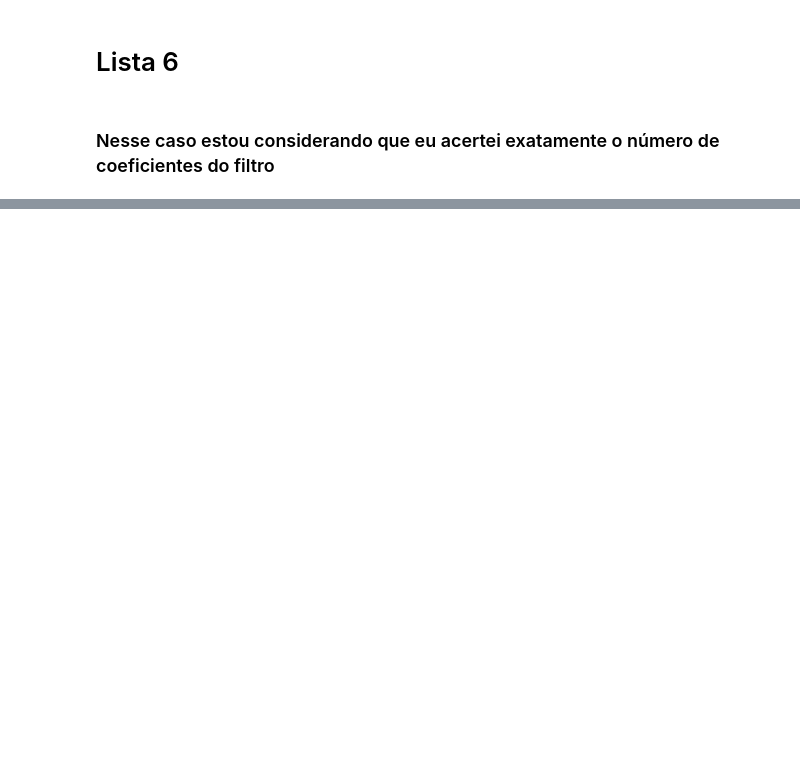
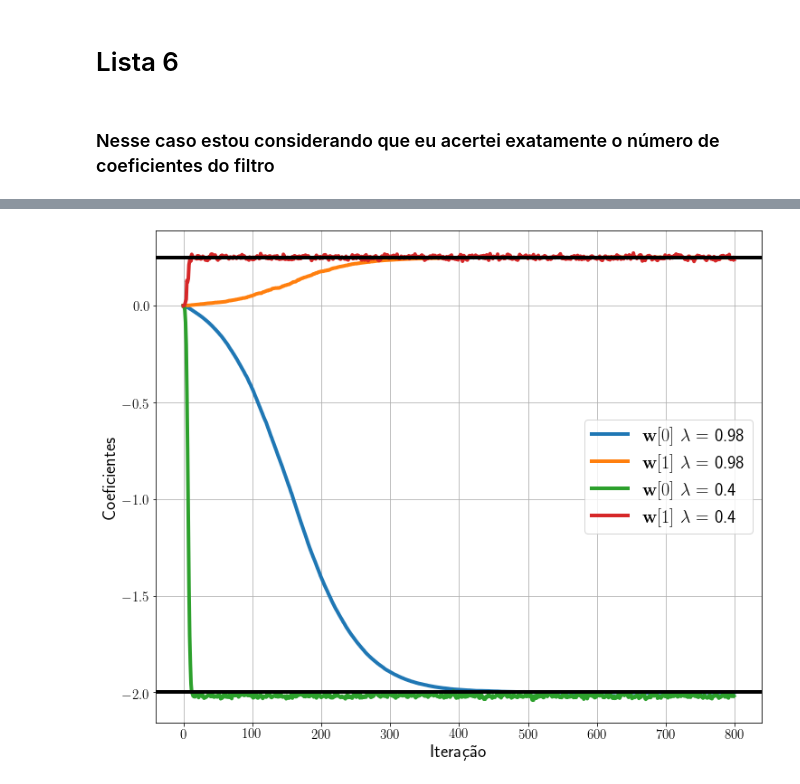
Before and after one commit to mesquita/elementos, a Jupyter notebook: lista_6/code/Lista_6.ipynb, the cells around one changed output, grey strips where cells are left out. Drawn from its saved outputs; the diff is of its cells as text; code cells hidden in the pictures; blank space fills up the shorter version.

```diff
--- a/lista_6/code/Lista_6.ipynb
+++ b/lista_6/code/Lista_6.ipynb
@@ -70,0 +181,38 @@ for passo in passos:
+# %%
+media_lambda_99 = np.mean(coef_num_mc, axis=2)
+# %%
+plt.rcParams['font.size'] = 20
+plt.rcParams['axes.labelsize'] = 20
+plt.rcParams['axes.labelweight'] = 'bold'
+plt.rcParams['xtick.labelsize'] = 15
+plt.rcParams['ytick.labelsize'] = 15
+plt.rcParams['legend.fontsize'] = 20
+plt.rcParams['figure.titlesize'] = 12
+plt.rcParams['lines.linewidth'] = 4
+
+
+plt.rcParams['figure.figsize'] = 12, 10
+plt.rcParams['text.usetex'] = True
+
+
+fig, ax1 = plt.subplots()
+
+ax1.plot(range(n_iteracoes), media_lambda_99[0,:], label=r'$\mathbf{w}[0]$ $\lambda$ = 0.98')
+ax1.plot(range(n_iteracoes), media_lambda_99[1,:], label='$\mathbf{w}[1]$ $\lambda$ = 0.98')
+
+ax1.plot(range(n_iteracoes), media_lambda_30[0,:], label='$\mathbf{w}[0]$ $\lambda$ = 0.4')
+ax1.plot(range(n_iteracoes), media_lambda_30[1,:], label='$\mathbf{w}[1]$ $\lambda$ = 0.4')
+
+ax1.axhline(y=h[0], xmin=0, xmax=1, color='k')
+ax1.axhline(y=h[1], xmin=0, xmax=1, color='k')
+plt.legend()
+
+ax1.set_ylabel(r'Coeficientes')
+ax1.set_xlabel(r'Iteração')
+ax1.grid(True)
+
+
+plt.savefig('coeficientes.pdf', dpi=300, transparent=True, optimize=True, bbox_inches='tight')
+plt.show()
+# %% [output]
+[figure, added]
```
Also changed, not shown: parts of 20 cells of this notebook, 14 other files.
